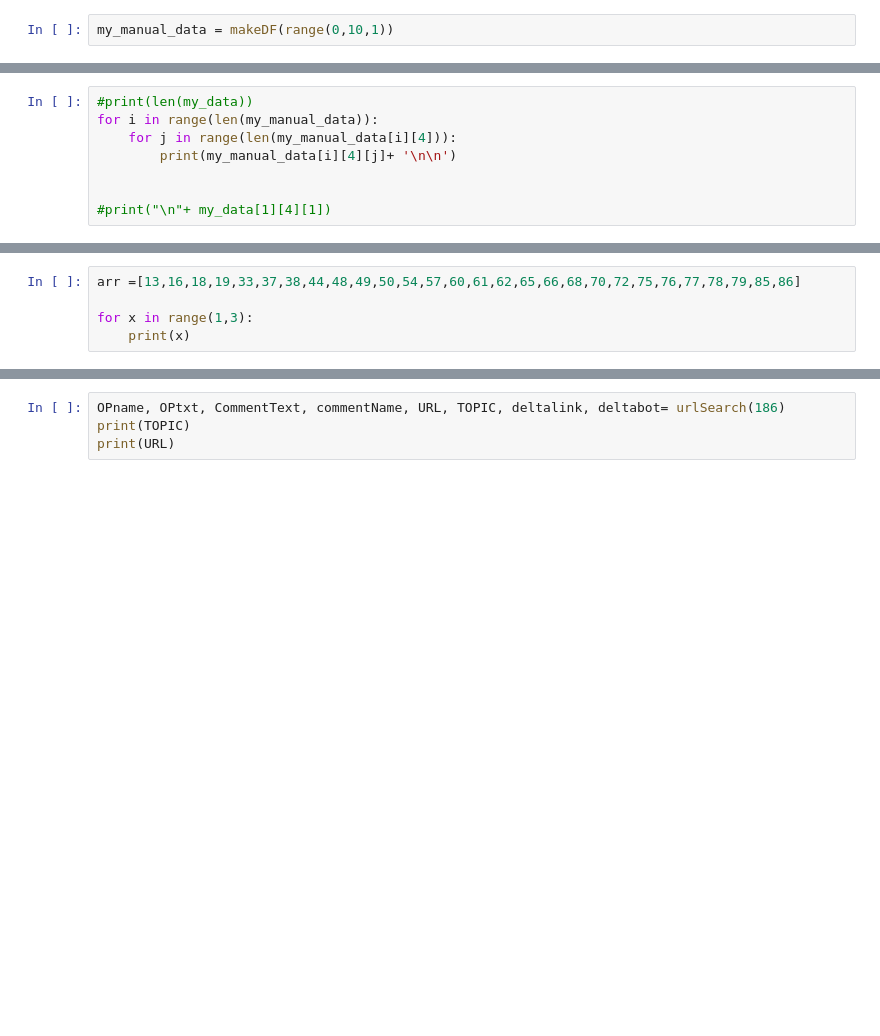
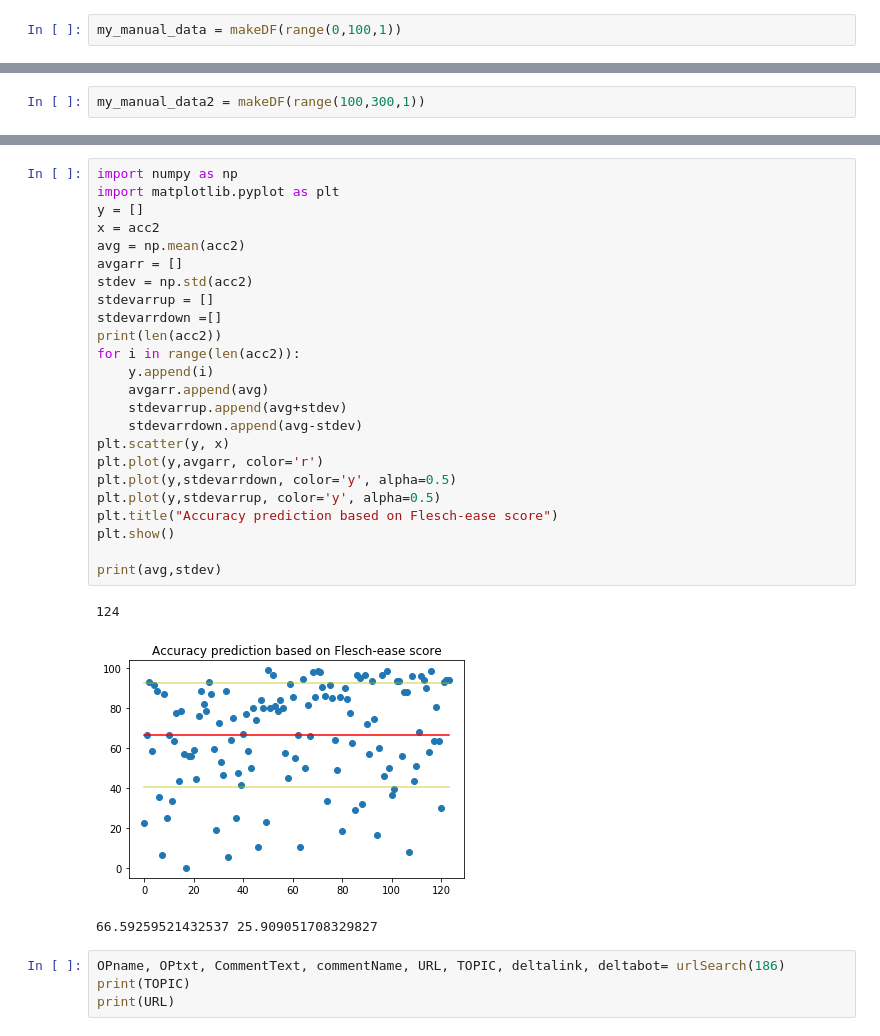
Before and after one commit to TK800m/ArguingAgents, a Jupyter notebook: RunCMV.ipynb, the cells around one changed output, grey strips where cells are left out. Drawn from its saved outputs; the diff is of its cells as text; blank space fills up the shorter version.

Commit message:
adding flesch accuracy to scraper and figs

```diff
--- a/RunCMV.ipynb
+++ b/RunCMV.ipynb
@@ -3,5 +3,5 @@ from CMVscraper_script_delta import *
 #import pandas as pd
 #OPname, OPtxt, CommentText, commentName, URL, TOPIC, deltalink, deltabot= search("people")
 # %%
-my_manual_data = makeDF(range(0,10,1))
+my_manual_data = makeDF(range(0,100,1))
 # %% [output]
@@ -18,8 +24,0 @@ my_manual_data = makeDF(range(0,10,1))
-# %%
-#print(len(my_data))
-for i in range(len(my_manual_data)):
-    for j in range(len(my_manual_data[i][4])):
-        print(my_manual_data[i][4][j]+ '\n\n')
-
-
-#print("\n"+ my_data[1][4][1])
@@ -76,5 +24,0 @@ print(data[12][4][1:-1])
-# %%
-arr =[13,16,18,19,33,37,38,44,48,49,50,54,57,60,61,62,65,66,68,70,72,75,76,77,78,79,85,86]
-
-for x in range(1,3):
-    print(x)
@@ -83,0 +25,2 @@ print(deltaComments[1])
+# %%
+my_manual_data2 = makeDF(range(100,300,1))
@@ -84,3 +86,31 @@ print(deltaComments[1])
+# %%
+import numpy as np
+import matplotlib.pyplot as plt
+y = []
+x = acc2
+avg = np.mean(acc2)
+avgarr = []
+stdev = np.std(acc2)
+stdevarrup = []
+stdevarrdown =[]
+print(len(acc2))
+for i in range(len(acc2)):
+    y.append(i)
+    avgarr.append(avg)
+    stdevarrup.append(avg+stdev)
+    stdevarrdown.append(avg-stdev)
+plt.scatter(y, x)
+plt.plot(y,avgarr, color='r')
+plt.plot(y,stdevarrdown, color='y', alpha=0.5)
+plt.plot(y,stdevarrup, color='y', alpha=0.5)
+plt.title("Accuracy prediction based on Flesch-ease score")
+plt.show()
+
+print(avg,stdev)
+# %% [output]
+124
+[figure, added]
+66.59259521432537 25.909051708329827
 # %%
 OPname, OPtxt, CommentText, commentName, URL, TOPIC, deltalink, deltabot= urlSearch(186)
 print(TOPIC)
```
Also changed, not shown: parts of 8 cells of this notebook, 6 other files.
